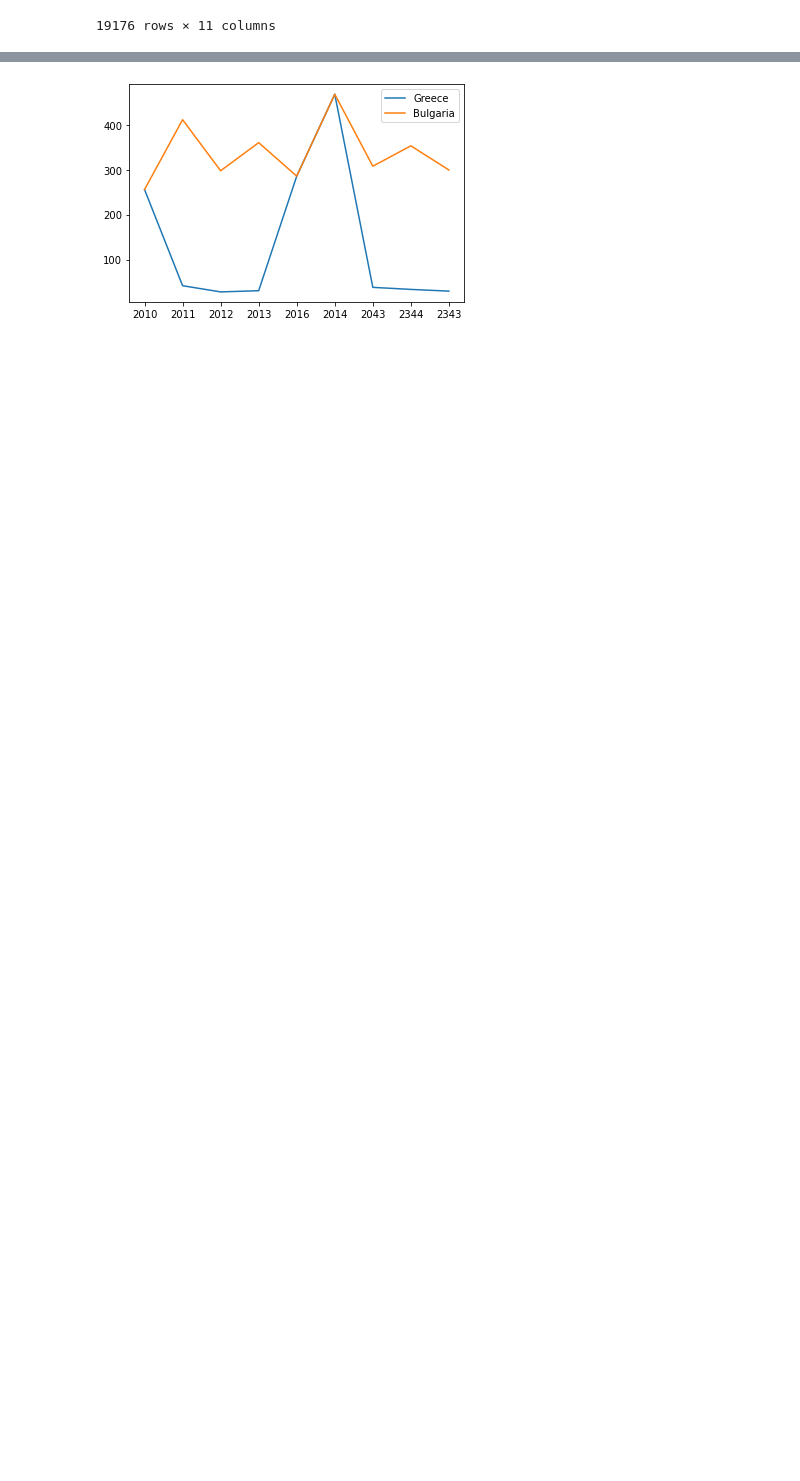
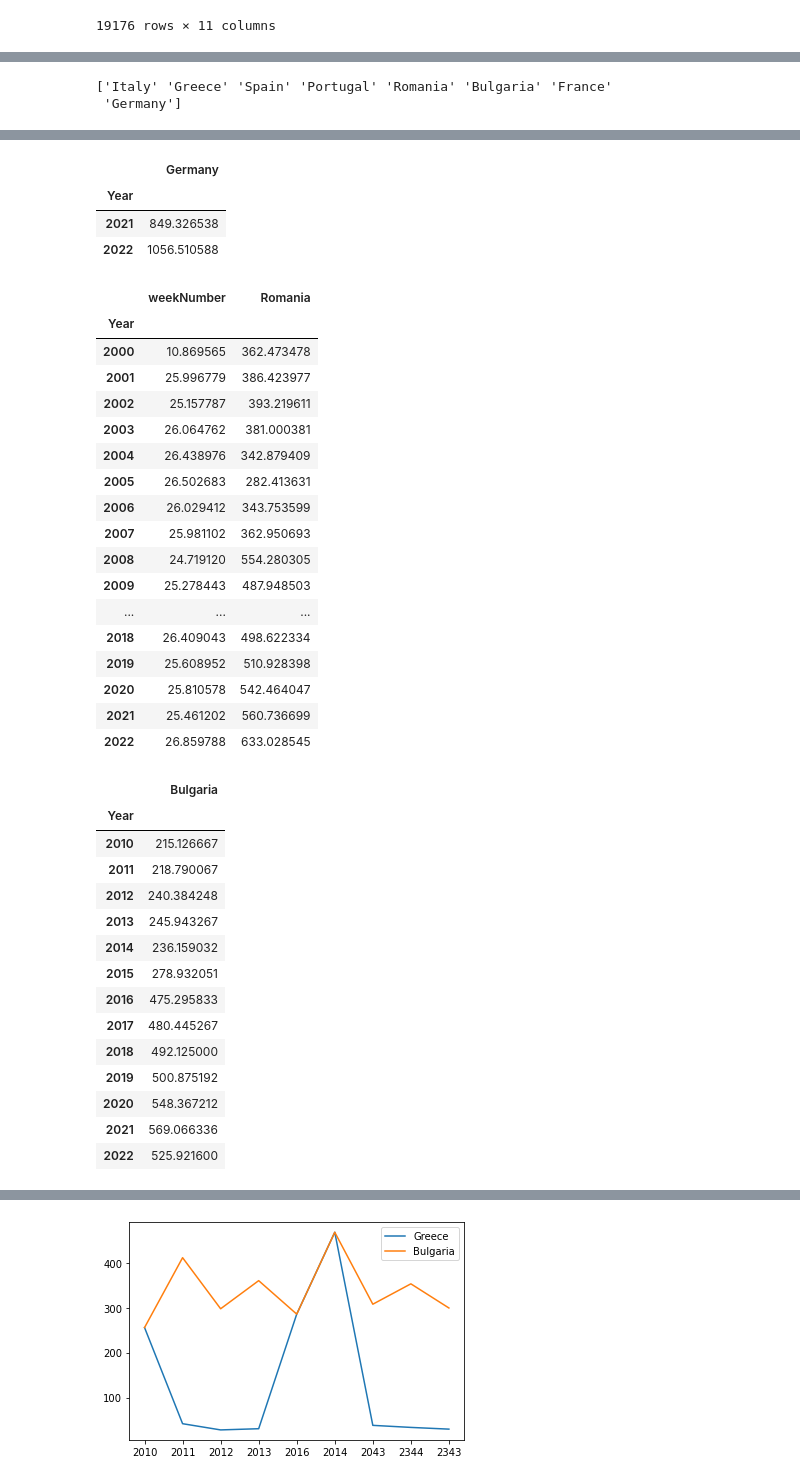
Before and after one commit to JohnsenClasses/final-project-schneider-thapa-koirala, a Jupyter notebook: euriceinfo.ipynb, the cells around one changed output, grey strips where cells are left out. Cells and saved outputs as stored; diff of their text form; code cells hidden in the pictures; blank space fills up the shorter version.

```diff
--- a/euriceinfo.ipynb
+++ b/euriceinfo.ipynb
@@ -110,0 +89,23 @@ display(pd.concat([avg_price_country.query("memberStateName=='Bulgaria'"), avg_p
+# %%
+#Filtering data for rice price in each country
+print(df_ricebyyear.memberStateName.unique())
+df_Italy=df_ricebyyear[["memberStateName", "price"]].query("memberStateName=='Italy'")
+Italy=df_Italy.groupby(["Year"]).mean().rename(columns={"price":"Italy"})
+df_Greece=df_ricebyyear[["memberStateName", "price"]].query("memberStateName=='Greece'")
+Greece=df_Greece.groupby(["Year"]).mean().rename(columns={"price":"Greece"})
+df_Spain=df_ricebyyear[["memberStateName", "price"]].query("memberStateName=='Spain'")
+Spain=df_Spain.groupby(["Year"]).mean().rename(columns={"price":"Spain"})
+df_Portugal=df_ricebyyear[["memberStateName", "price"]].query("memberStateName=='Portugal'")
+Portugal=df_Portugal.groupby(["Year"]).mean().rename(columns={"price":"Portugal"})
+df_Bulgaria=df_ricebyyear[["memberStateName", "price"]].query("memberStateName=='Bulgaria'")
+Bulgaria=df_Bulgaria.groupby(["Year"]).mean().rename(columns={"price":"Bulgaria"})
+df_France=df_ricebyyear[["memberStateName", "price"]].query("memberStateName=='France'")
+France=df_France.groupby(["Year"]).mean().rename(columns={"price":"France"})
+df_Germany=df_ricebyyear[["memberStateName", "price"]].query("memberStateName=='Germany'")
+Germany=df_Germany.groupby(["Year"]).mean().rename(columns={"price":"Germany"})
+df_Romania=df_ricebyyear.groupby(["Year"]).mean().rename(columns={"price":"Romania"})
+Romania=df_Romania.groupby(["Year"]).mean().rename(columns={"price":"Romania"})
+display(Italy, France, Greece, Spain, Portugal, Germany, Romania, Bulgaria)
+# %% [output]
+['Italy' 'Greece' 'Spain' 'Portugal' 'Romania' 'Bulgaria' 'France'
+ 'Germany']
@@ -110,0 +197,37 @@ display(pd.concat([avg_price_country.query("memberStateName=='Bulgaria'"), avg_p
+|  | Germany |
+| Year |  |
+| 2021 | 849.326538 |
+| 2022 | 1056.510588 |
+|  | weekNumber | Romania |
+| Year |  |  |
+| 2000 | 10.869565 | 362.473478 |
+| 2001 | 25.996779 | 386.423977 |
+| 2002 | 25.157787 | 393.219611 |
+| 2003 | 26.064762 | 381.000381 |
+| 2004 | 26.438976 | 342.879409 |
+| 2005 | 26.502683 | 282.413631 |
+| 2006 | 26.029412 | 343.753599 |
+| 2007 | 25.981102 | 362.950693 |
+| 2008 | 24.719120 | 554.280305 |
+| 2009 | 25.278443 | 487.948503 |
+| ... | ... | ... |
+| 2018 | 26.409043 | 498.622334 |
+| 2019 | 25.608952 | 510.928398 |
+| 2020 | 25.810578 | 542.464047 |
+| 2021 | 25.461202 | 560.736699 |
+| 2022 | 26.859788 | 633.028545 |
+|  | Bulgaria |
+| Year |  |
+| 2010 | 215.126667 |
+| 2011 | 218.790067 |
+| 2012 | 240.384248 |
+| 2013 | 245.943267 |
+| 2014 | 236.159032 |
+| 2015 | 278.932051 |
+| 2016 | 475.295833 |
+| 2017 | 480.445267 |
+| 2018 | 492.125000 |
+| 2019 | 500.875192 |
+| 2020 | 548.367212 |
+| 2021 | 569.066336 |
+| 2022 | 525.921600 |
```
Also changed, not shown: parts of 4 cells of this notebook.
